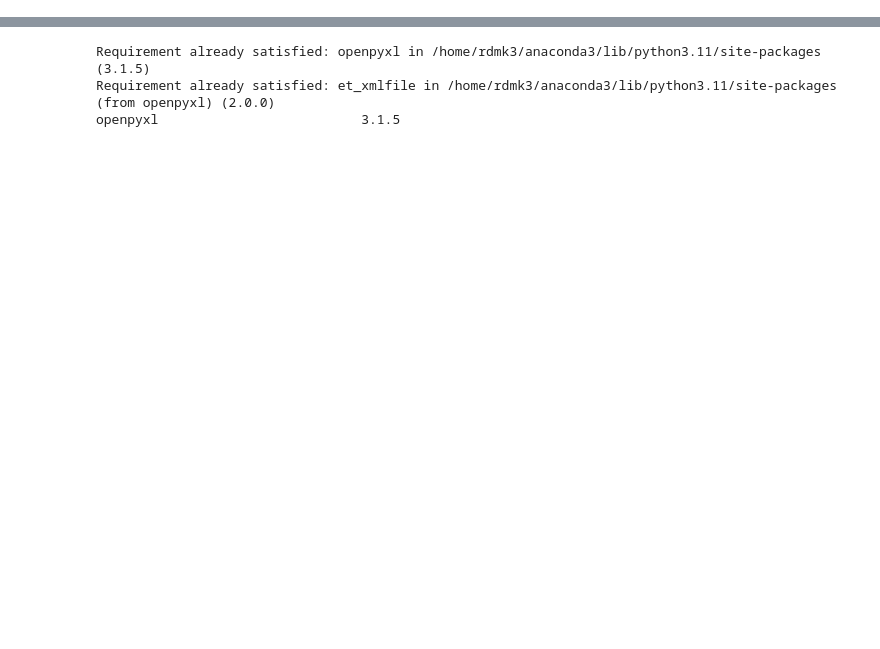
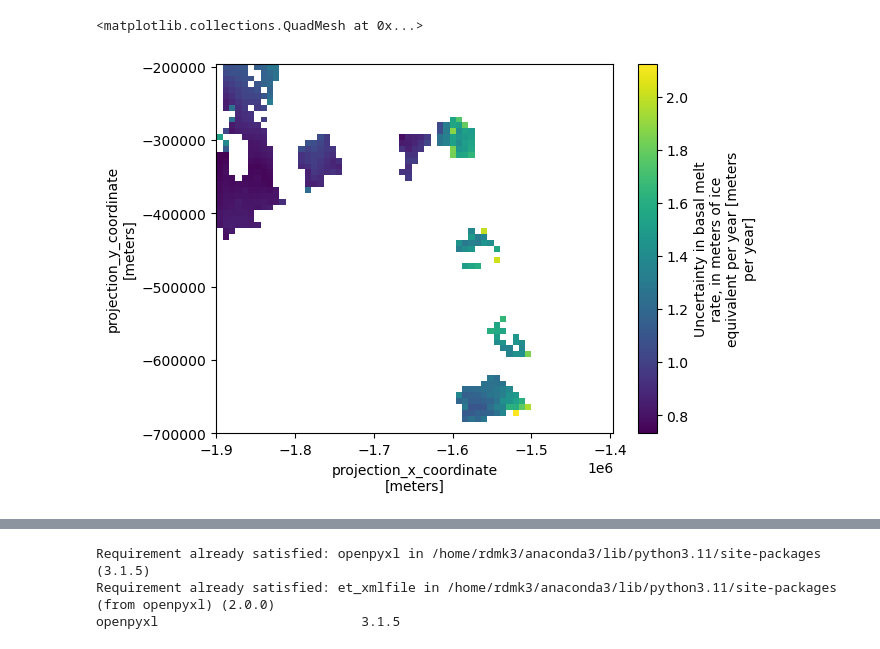
Before and after one commit to ismip/ismip7-antarctic-ocean-forcing, a Jupyter notebook: parameterisations/process_data/combine_melt_dataset_with_uncertainties.ipynb, the cells around one changed output, grey strips where cells are left out. Cells and saved outputs as stored; diff of their text form; code cells hidden in the pictures; blank space fills up the shorter version.

```diff
--- a/parameterisations/process_data/combine_melt_dataset_with_uncertainties.ipynb
+++ b/parameterisations/process_data/combine_melt_dataset_with_uncertainties.ipynb
@@ -52,0 +71,5 @@ melt_data.to_netcdf(data_path+'/share_with_modellers/parameterisations/melt_paol
+# %%
+melt_adusumilli.w_b_uncert.sel(x=slice(-1.9e6,-1.4e6), y=slice(-0.7e6,-0.2e6)).plot()
+# %% [output]
+<matplotlib.collections.QuadMesh at 0x...>
+[figure, added]
```
Also changed, not shown: parts of 96 cells of this notebook, 1 other file.
